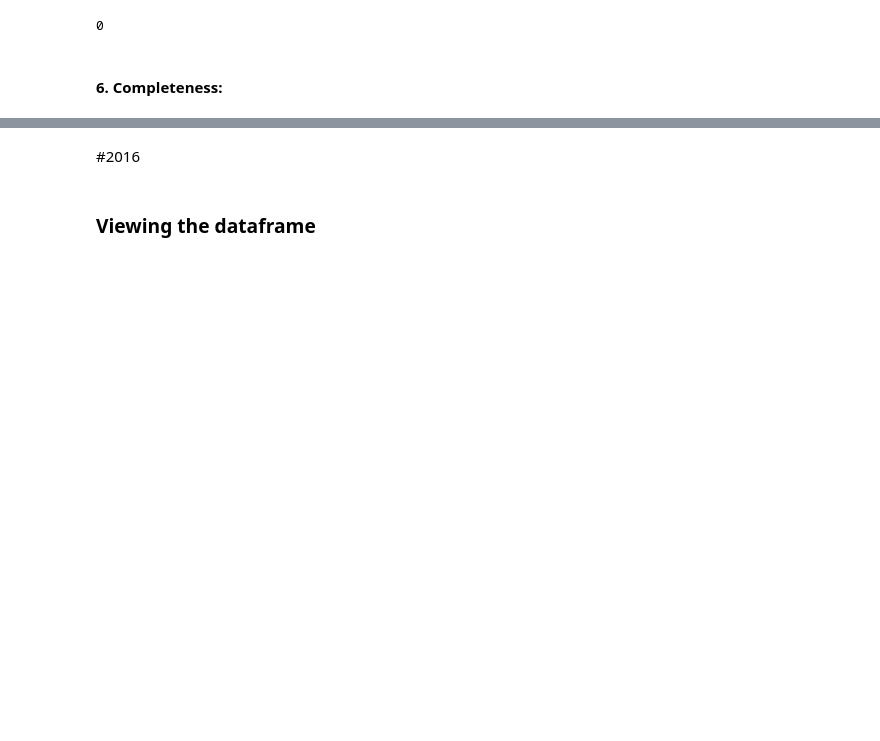
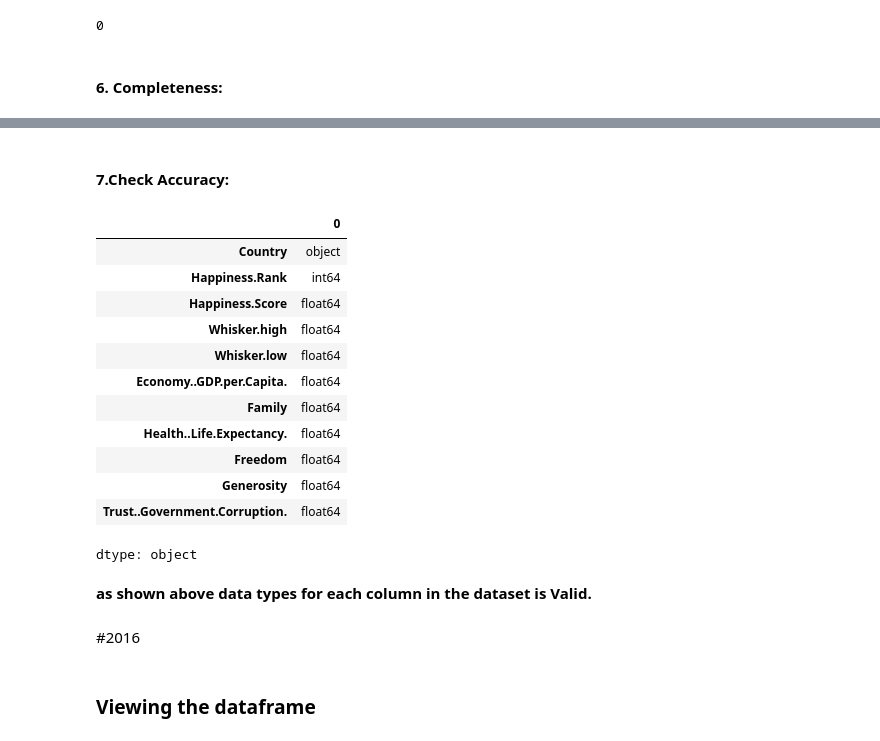
Before and after one commit to ManalHanif/Usecase-2, a Jupyter notebook: case2_lab.ipynb, the cells around one changed output, grey strips where cells are left out. Drawn from its saved outputs; the diff is of its cells as text; code cells hidden in the pictures; blank space fills up the shorter version.

```diff
--- a/case2_lab.ipynb
+++ b/case2_lab.ipynb
@@ -222,4 +208,24 @@ df2017.isnull().sum()
 dtype: int64
+# %% [markdown]
+#### 7.Check Accuracy:
+# %%
+df2017.dtypes
+# %% [output]
+|  | 0 |
+| Country | object |
+| Happiness.Rank | int64 |
+| Happiness.Score | float64 |
+| Whisker.high | float64 |
+| Whisker.low | float64 |
+| Economy..GDP.per.Capita. | float64 |
+| Family | float64 |
+| Health..Life.Expectancy. | float64 |
+| Freedom | float64 |
+| Generosity | float64 |
+| Trust..Government.Corruption. | float64 |
+dtype: object
+# %% [markdown]
+**as shown above data types for each column in the dataset is Valid.**
 # %% [markdown]
 #2016
 # %% [markdown]
```
Also changed, not shown: parts of 16 cells of this notebook.
